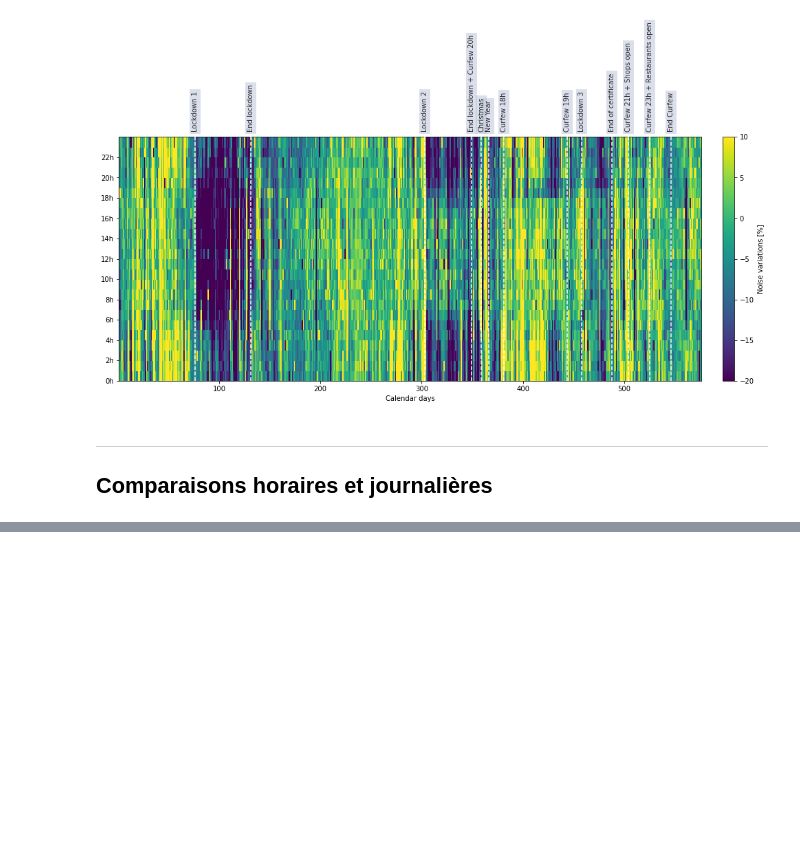
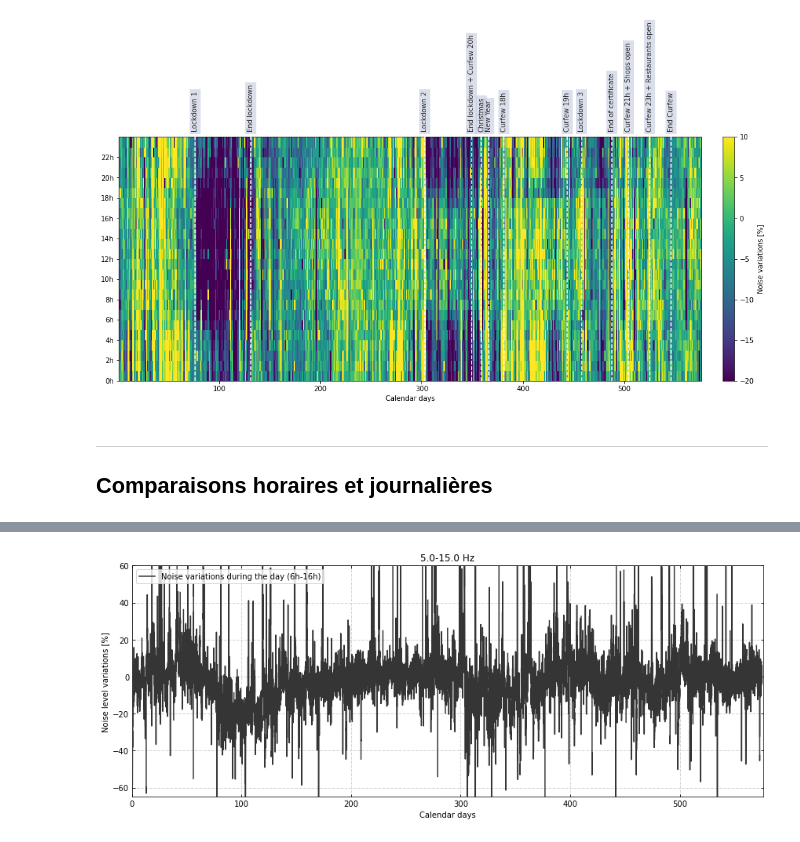
Before and after one commit to FlavienMattern/seismic-noise, a Jupyter notebook: fr_noise_overview_diff2019.ipynb, the cells around one changed output, grey strips where cells are left out. Cells and saved outputs as stored; diff of their text form; code cells hidden in the pictures; blank space fills up the shorter version.

```diff
--- a/fr_noise_overview_diff2019.ipynb
+++ b/fr_noise_overview_diff2019.ipynb
@@ -600,0 +702,59 @@ np.shape(h_matrix)
+# %%
+noise_fr = np.nanmedian(med_values, axis=0)
+
+color = "#353535"
+fig = plt.figure(figsize=(12, 5))
+plt.tick_params(direction="in", which="both", top=True, right=True)
+plt.plot(tCalendar/24, noise_fr, color=color, lw=1.5, zorder=3, label="Noise variations during the day (6h-16h)")
+plt.ylim(3.5 * np.nanquantile(noise_fr, 0.05), 5 * np.nanquantile(noise_fr, 0.95))
+plt.xlim([0, 576])
+plt.xlabel("Calendar days")
+plt.ylabel("Noise level variations [%]")
+
+box_txt = dict(boxstyle="square",
+               facecolor='#B7C0D8',
+               edgecolor='none',
+               alpha=0.5)
+
+# for n in range(len(dates_tags)):
+#     delta = dates_tags[n] - pd.Timestamp(2020, 1, 1)
+#     t_search = delta.days
+#     desc_search = desc_tags[n]
+#     t_text = t_search - 5
+#     plt.axvline(t_search, ls="--", lw=1.5, color="#B82A2A", zorder=10)   # Confinement 1
+#     plt.text(t_text, 1.9*np.nanquantile(data_diff, 0.05), desc_search,
+#             color="#2B2B2B", fontsize="medium", rotation=90,
+#             ha="center", va="bottom",
+#             bbox=box_txt)   # Confinement 1
+
+# med_var = np.zeros(np.shape(med_values))
+
+# for i in range(np.shape(med_var)[0]):
+#     sub_list = med_values[i][:]
+#     med_var[i][:] = (sub_list - np.nanmedian(sub_list))/np.nanmedian(sub_list) * 100
+
+med_var = med_values.copy()
+
+# perc_i = list()  # 5%
+# perc_f = list()  # 80%
+
+# for ii in range(np.shape(med_var)[1]):
+#     sublist = list()
+#     for i in range(np.shape(med_var)[0]):
+#         sublist = np.append(sublist, med_var[i][ii])
+
+#     perc_i = np.append(perc_i, np.nanquantile(sublist, 0.1))
+#     perc_f = np.append(perc_f, np.nanquantile(sublist, 0.8))
+
+# plt.fill_between(dCalendar, perc_i, perc_f,alpha=.25, label="percentile 10%-80%", color=color, lw=0)
+plt.grid(color="#D5D5D5", linestyle='--', linewidth=1)
+plt.ylim(-65, 60)
+plt.legend(loc=2)
+plt.title("{} Hz".format(freq_str))
+plt.tight_layout()
+# folder = "RESULTS/FR/all_stations/{}Hz/ref2019".format(freq_str)
+# if not os.path.exists(folder): os.makedirs(folder)
+# plt.savefig("{}/ts_day.png".format(folder), dpi=150)
+plt.show()
+# %% [output]
+[figure, added]
```
Also changed, not shown: parts of 9 cells of this notebook, 1 other file.
